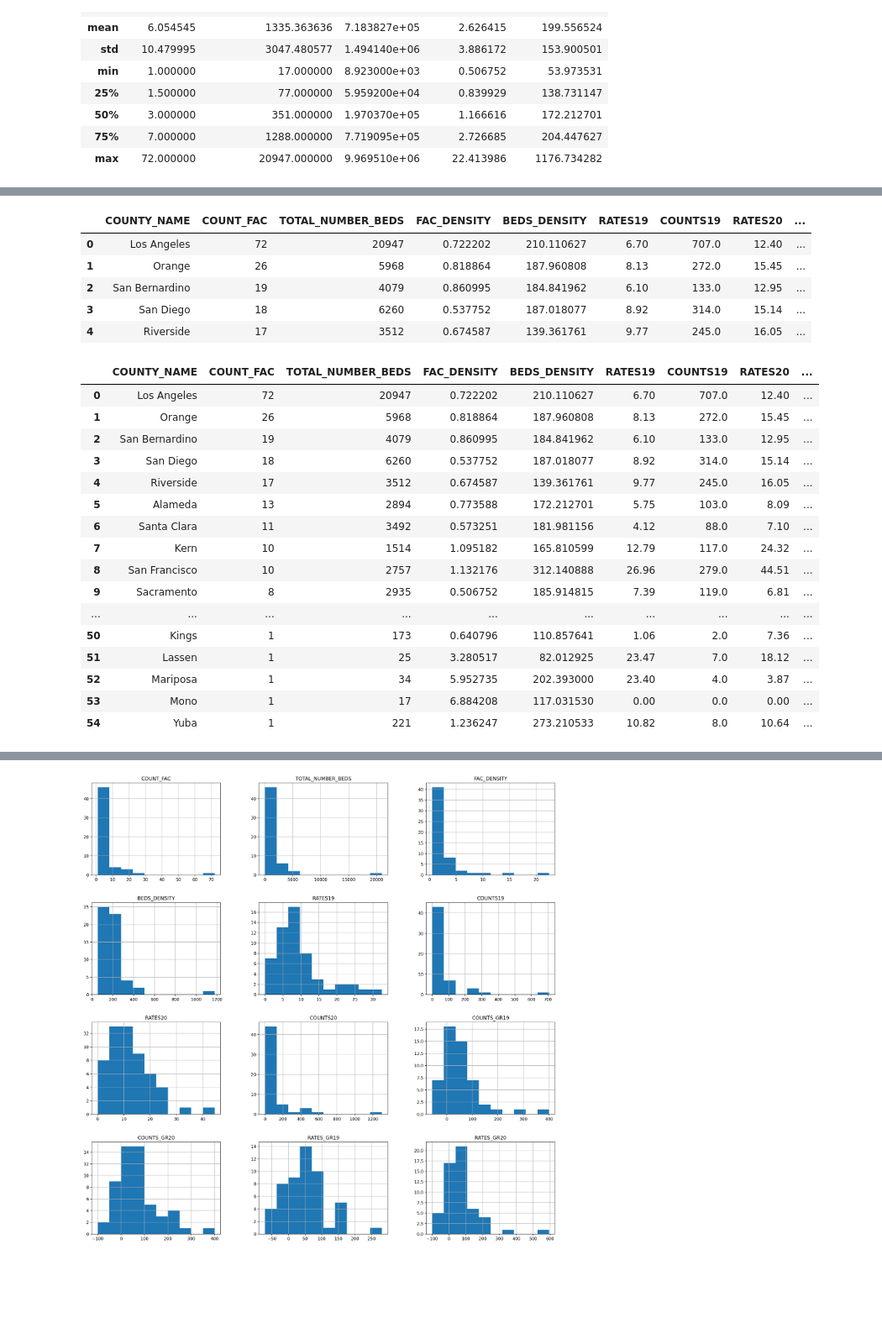
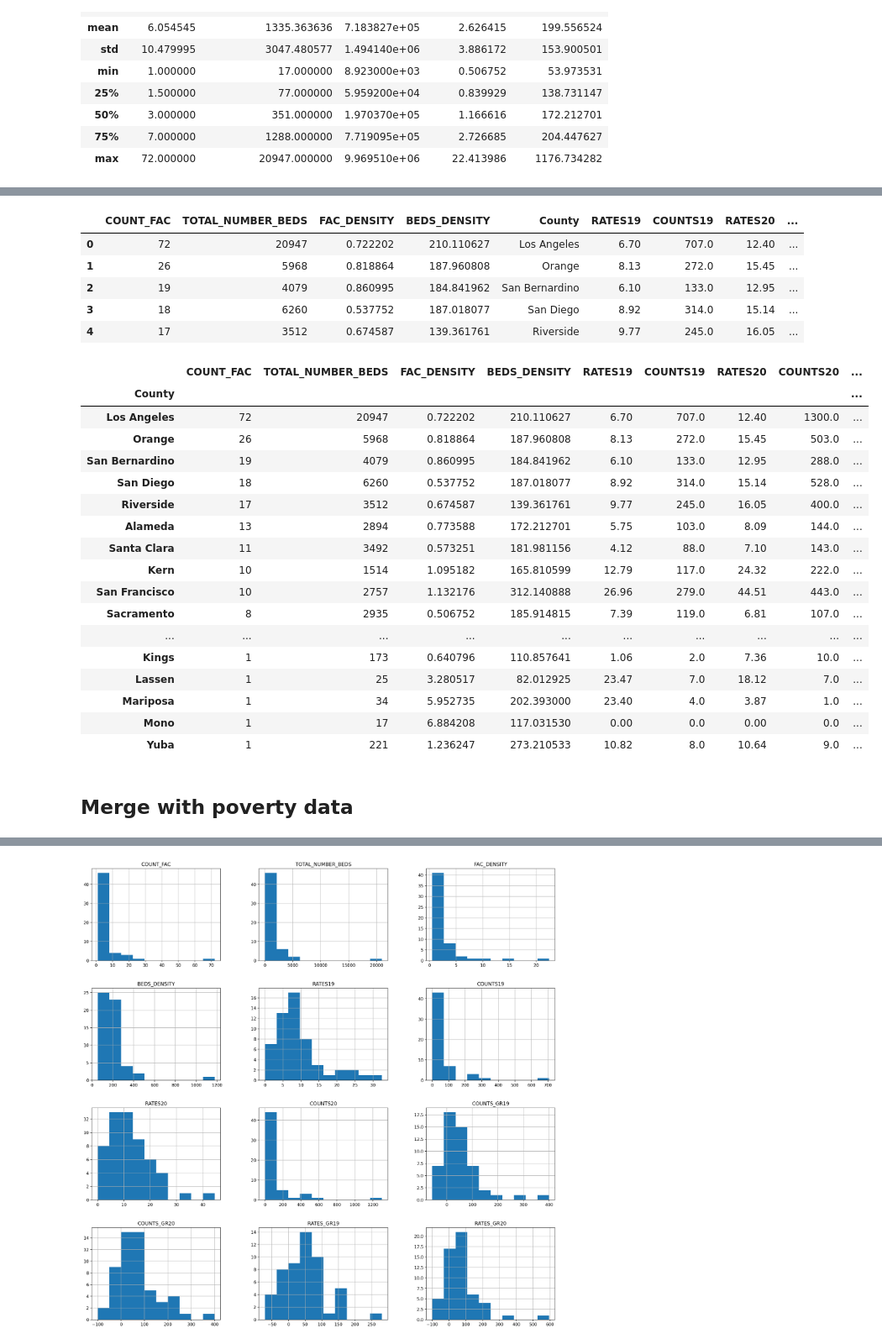
Before and after one commit to mellanyquiroz/DS4A-Team-69-Project, a Jupyter notebook: exploratory data analysis/EDA for death counts, rates and healthcare facility data.ipynb, the cells around one changed output, grey strips where cells are left out. Shown at 84% size. Drawn from its saved outputs; the diff is of its cells as text; code cells hidden in the pictures; blank space fills up the shorter version.

Commit message:
merge poverty data

```diff
--- a/exploratory data analysis/EDA for death counts, rates and healthcare facility data.ipynb
+++ b/exploratory data analysis/EDA for death counts, rates and healthcare facility data.ipynb
@@ -20,7 +20,7 @@ import matplotlib as mpl
 mpl.rcParams["figure.dpi"] = 200
 # %%
 # Load data
-opioid_df = pd.read_csv("data/Opioid_Deaths_by_County_2015-2020.csv")
+opioid_df = pd.read_csv("https://raw.githubusercontent.com/mellanyquiroz/DS4A-TeamProject/master/data/Opioid_Deaths_by_County_2015-2020.csv")
 opioid_df.info()
 # %% [output]
 <class 'pandas.core.frame.DataFrame'>
@@ -256,7 +256,7 @@ In this section, we want to answer the following questions:
 - Are there any relationships between opioid-related deaths and facility and hospital beds distribution?
 # %%
 # Load data set
-df = pd.read_csv("data/current-healthcare-facility-listing_cleaned.csv")
+df = pd.read_csv("https://raw.githubusercontent.com/mellanyquiroz/DS4A-TeamProject/master/data/current-healthcare-facility-listing_cleaned.csv")
 df.head()
 # %% [output]
 |  | OSHPD_ID | FACILITY_NAME | LICENSE_NUM | FACILITY_LEVEL_DESC | DBA_ADDRESS1 | DBA_CITY | DBA_ZIP_CODE | ... |
@@ -454,7 +454,7 @@ memory usage: 1.4+ KB
 Until this point, we've only looked at absolute number of ER facilities and hospital beds. In order to compare these number among counties, we need to add population data.
 # %%
 # load dataframe
-pop_df = pd.read_csv("data/population_by_county_cleaned2021.csv")
+pop_df = pd.read_csv("https://raw.githubusercontent.com/mellanyquiroz/DS4A-TeamProject/master/data/population_by_county_cleaned2021.csv")
 pop_df.info()
 # %% [output]
 <class 'pandas.core.frame.DataFrame'>
@@ -564,6 +565,6 @@ county_sum
 # %%
 # Clean the merged dataset: remove unnecessary columns and rename columns
-county_sum = county_sum.drop(columns=["pop2021","County","Rates2018","Counts2018"])
+county_sum = county_sum.drop(columns=["pop2021","Rates2018","Counts2018"])
 to_renamed = {
     "Rates2019":"RATES19",
     "Counts2019":"COUNTS19",
@@ -577,30 +578,34 @@ county_sum = county_sum.rename(columns=to_renamed)
 
 county_sum.head()
 # %% [output]
-|  | COUNTY_NAME | COUNT_FAC | TOTAL_NUMBER_BEDS | FAC_DENSITY | BEDS_DENSITY | RATES19 | COUNTS19 | RATES20 | ... |
-| 0 | Los Angeles | 72 | 20947 | 0.722202 | 210.110627 | 6.70 | 707.0 | 12.40 | ... |
-| 1 | Orange | 26 | 5968 | 0.818864 | 187.960808 | 8.13 | 272.0 | 15.45 | ... |
-| 2 | San Bernardino | 19 | 4079 | 0.860995 | 184.841962 | 6.10 | 133.0 | 12.95 | ... |
-| 3 | San Diego | 18 | 6260 | 0.537752 | 187.018077 | 8.92 | 314.0 | 15.14 | ... |
-| 4 | Riverside | 17 | 3512 | 0.674587 | 139.361761 | 9.77 | 245.0 | 16.05 | ... |
+|  | COUNT_FAC | TOTAL_NUMBER_BEDS | FAC_DENSITY | BEDS_DENSITY | County | RATES19 | COUNTS19 | RATES20 | ... |
+| 0 | 72 | 20947 | 0.722202 | 210.110627 | Los Angeles | 6.70 | 707.0 | 12.40 | ... |
+| 1 | 26 | 5968 | 0.818864 | 187.960808 | Orange | 8.13 | 272.0 | 15.45 | ... |
+| 2 | 19 | 4079 | 0.860995 | 184.841962 | San Bernardino | 6.10 | 133.0 | 12.95 | ... |
+| 3 | 18 | 6260 | 0.537752 | 187.018077 | San Diego | 8.92 | 314.0 | 15.14 | ... |
+| 4 | 17 | 3512 | 0.674587 | 139.361761 | Riverside | 9.77 | 245.0 | 16.05 | ... |
 # %%
 county_sum.replace([np.inf, -np.inf], np.nan, inplace=True)
 county_sum.fillna(0)
+county_sum.set_index("County")
 # %% [output]
-|  | COUNTY_NAME | COUNT_FAC | TOTAL_NUMBER_BEDS | FAC_DENSITY | BEDS_DENSITY | RATES19 | COUNTS19 | RATES20 | ... |
-| 0 | Los Angeles | 72 | 20947 | 0.722202 | 210.110627 | 6.70 | 707.0 | 12.40 | ... |
-| 1 | Orange | 26 | 5968 | 0.818864 | 187.960808 | 8.13 | 272.0 | 15.45 | ... |
-| 2 | San Bernardino | 19 | 4079 | 0.860995 | 184.841962 | 6.10 | 133.0 | 12.95 | ... |
-| 3 | San Diego | 18 | 6260 | 0.537752 | 187.018077 | 8.92 | 314.0 | 15.14 | ... |
-| 4 | Riverside | 17 | 3512 | 0.674587 | 139.361761 | 9.77 | 245.0 | 16.05 | ... |
-| 5 | Alameda | 13 | 2894 | 0.773588 | 172.212701 | 5.75 | 103.0 | 8.09 | ... |
-| 6 | Santa Clara | 11 | 3492 | 0.573251 | 181.981156 | 4.12 | 88.0 | 7.10 | ... |
-| 7 | Kern | 10 | 1514 | 1.095182 | 165.810599 | 12.79 | 117.0 | 24.32 | ... |
-| 8 | San Francisco | 10 | 2757 | 1.132176 | 312.140888 | 26.96 | 279.0 | 44.51 | ... |
-| 9 | Sacramento | 8 | 2935 | 0.506752 | 185.914815 | 7.39 | 119.0 | 6.81 | ... |
+|  | COUNT_FAC | TOTAL_NUMBER_BEDS | FAC_DENSITY | BEDS_DENSITY | RATES19 | COUNTS19 | RATES20 | COUNTS20 | ... |
+| County |  |  |  |  |  |  |  |  | ... |
+| Los Angeles | 72 | 20947 | 0.722202 | 210.110627 | 6.70 | 707.0 | 12.40 | 1300.0 | ... |
+| Orange | 26 | 5968 | 0.818864 | 187.960808 | 8.13 | 272.0 | 15.45 | 503.0 | ... |
+| San Bernardino | 19 | 4079 | 0.860995 | 184.841962 | 6.10 | 133.0 | 12.95 | 288.0 | ... |
+| San Diego | 18 | 6260 | 0.537752 | 187.018077 | 8.92 | 314.0 | 15.14 | 528.0 | ... |
+| Riverside | 17 | 3512 | 0.674587 | 139.361761 | 9.77 | 245.0 | 16.05 | 400.0 | ... |
+| Alameda | 13 | 2894 | 0.773588 | 172.212701 | 5.75 | 103.0 | 8.09 | 144.0 | ... |
+| Santa Clara | 11 | 3492 | 0.573251 | 181.981156 | 4.12 | 88.0 | 7.10 | 143.0 | ... |
+| Kern | 10 | 1514 | 1.095182 | 165.810599 | 12.79 | 117.0 | 24.32 | 222.0 | ... |
+| San Francisco | 10 | 2757 | 1.132176 | 312.140888 | 26.96 | 279.0 | 44.51 | 443.0 | ... |
+| Sacramento | 8 | 2935 | 0.506752 | 185.914815 | 7.39 | 119.0 | 6.81 | 107.0 | ... |
 | ... | ... | ... | ... | ... | ... | ... | ... | ... | ... |
-| 50 | Kings | 1 | 173 | 0.640796 | 110.857641 | 1.06 | 2.0 | 7.36 | ... |
-| 51 | Lassen | 1 | 25 | 3.280517 | 82.012925 | 23.47 | 7.0 | 18.12 | ... |
-| 52 | Mariposa | 1 | 34 | 5.952735 | 202.393000 | 23.40 | 4.0 | 3.87 | ... |
-| 53 | Mono | 1 | 17 | 6.884208 | 117.031530 | 0.00 | 0.0 | 0.00 | ... |
-| 54 | Yuba | 1 | 221 | 1.236247 | 273.210533 | 10.82 | 8.0 | 10.64 | ... |
+| Kings | 1 | 173 | 0.640796 | 110.857641 | 1.06 | 2.0 | 7.36 | 10.0 | ... |
+| Lassen | 1 | 25 | 3.280517 | 82.012925 | 23.47 | 7.0 | 18.12 | 7.0 | ... |
+| Mariposa | 1 | 34 | 5.952735 | 202.393000 | 23.40 | 4.0 | 3.87 | 1.0 | ... |
+| Mono | 1 | 17 | 6.884208 | 117.031530 | 0.00 | 0.0 | 0.00 | 0.0 | ... |
+| Yuba | 1 | 221 | 1.236247 | 273.210533 | 10.82 | 8.0 | 10.64 | 9.0 | ... |
+# %% [markdown]
+## Merge with poverty data
```
Also changed, not shown: parts of 9 cells of this notebook, 17 other files.
